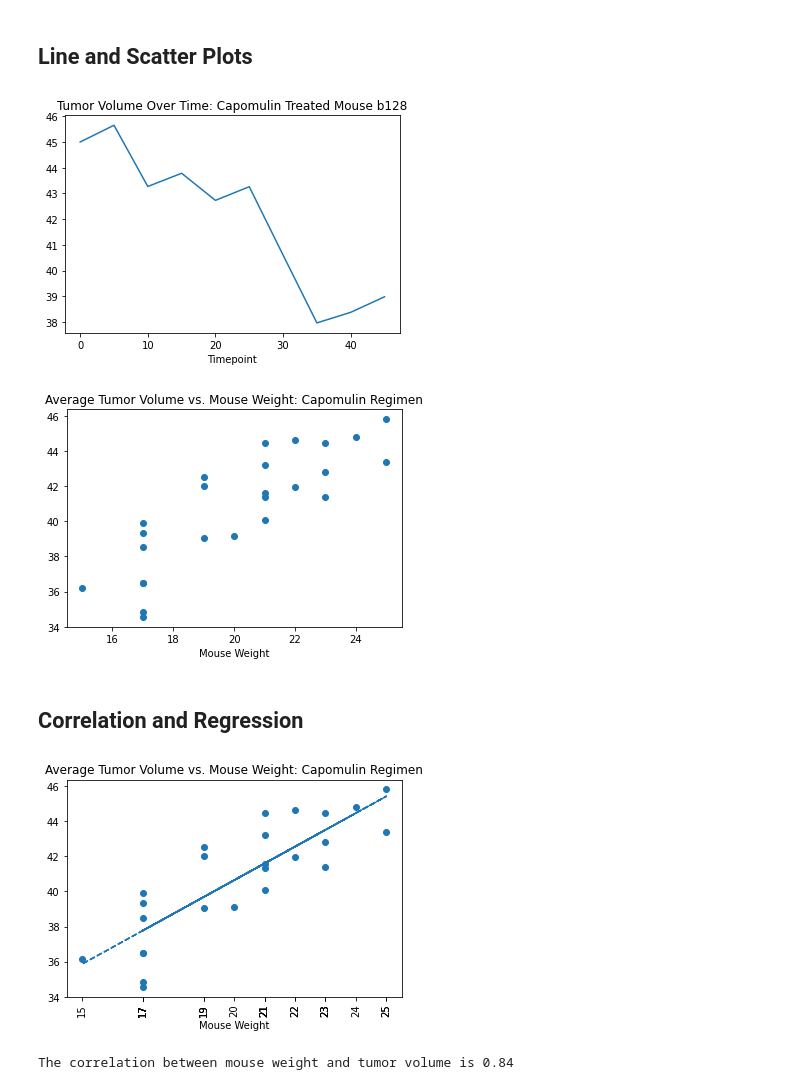
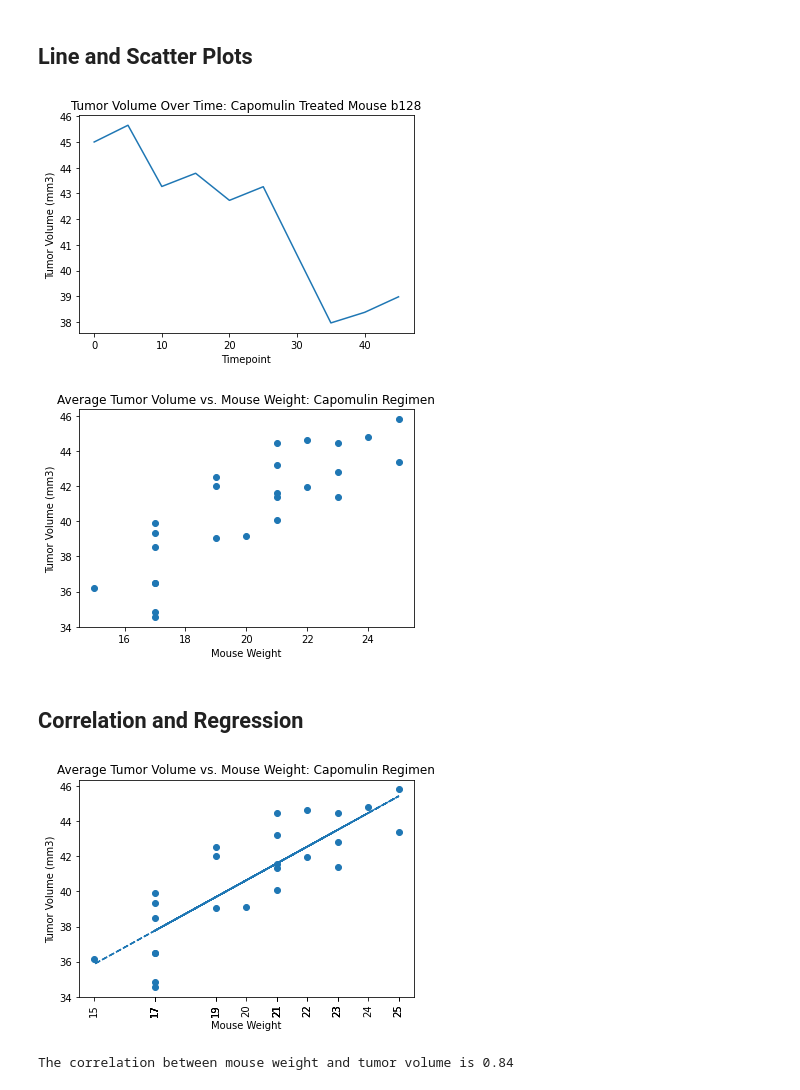
Before and after one commit to miaisrael/matplotlib-challenge, a Jupyter notebook: Pymaceuticals/pymaceuticals_starter.ipynb, the cells around one changed output. Cells and saved outputs as stored; diff of their text form; code cells hidden in the pictures.

```diff
--- a/Pymaceuticals/pymaceuticals_starter.ipynb
+++ b/Pymaceuticals/pymaceuticals_starter.ipynb
@@ -281,0 +210,33 @@ tumor_vol_data= []
+# %%
+# Calculate the final tumor volume of each mouse across four of the treatment regimens:
+
+# Dataframe with top 4 (Capomulin, Ramicane, Infubinol, and Ceftamin)
+cap_df= combined_data.loc[combined_data["Drug Regimen"]== "Capomulin",:]
+ram_df= combined_data.loc[combined_data["Drug Regimen"]== "Ramicane",:]
+inf_df= combined_data.loc[combined_data["Drug Regimen"]== "Infubinol",:]
+cef_df= combined_data.loc[combined_data["Drug Regimen"]== "Ceftamin",:]
+
+# Start by getting the last (greatest) timepoint for each mouse
+# Merge this group df with the original dataframe to get the tumor volume at the last timepoint
+
+# Capomulin
+cap_max= cap_df.groupby("Mouse ID").max()["Timepoint"]
+cap_max_df= pd.DataFrame(cap_max)
+cap_merge_df= pd.merge(cap_max_df, combined_data, on=("Mouse ID", "Timepoint"), how= "left")
+
+# Ramicane
+ram_max= ram_df.groupby("Mouse ID").max()["Timepoint"]
+ram_max_df= pd.DataFrame(ram_max)
+ram_merge_df= pd.merge(ram_max_df, combined_data, on=("Mouse ID", "Timepoint"), how= "left")
+
+# Infubinol
+inf_max= inf_df.groupby("Mouse ID").max()["Timepoint"]
+inf_max_df= pd.DataFrame(inf_max)
+inf_merge_df= pd.merge(inf_max_df, combined_data, on=("Mouse ID", "Timepoint"), how= "left")
+
+# Ceftamin
+cef_max= cef_df.groupby("Mouse ID").max()["Timepoint"]
+cef_max_df=pd.DataFrame(cef_max)
+cef_merge_df= pd.merge(cef_max_df, combined_data, on=("Mouse ID", "Timepoint"), how= "left")
+
+cap_merge_df.head()
@@ -297,50 +336,53 @@ tumor_volume_line, = plt.plot(timepoint, tumor_vol)
 # Show the chart, add labels
 plt.xlabel("Timepoint")
 plt.title("Tumor Volume Over Time: Capomulin Treated Mouse b128")
+plt.ylabel("Tumor Volume (mm3)")
 plt.show()
 # %% [output]
-[figure, old version]
+[figure, new version]
 # %%
 # Generate a scatter plot of average tumor volume vs. mouse weight for the Capomulin regimen
 
 # Set variables
-mouse_weight = capo_df.groupby(capo_df["Mouse ID"])["Weight (g)"].mean()
-tumor_vol2 = capo_df.groupby(capo_df["Mouse ID"])["Tumor Volume (mm3)"].mean()
+mouse_weight = cap_df.groupby(cap_df["Mouse ID"])["Weight (g)"].mean()
+tumor_vol2 = cap_df.groupby(cap_df["Mouse ID"])["Tumor Volume (mm3)"].mean()
 
 # Plot the variables
 plt.scatter(mouse_weight,tumor_vol2)
 plt.xlabel("Mouse Weight")
 plt.title("Average Tumor Volume vs. Mouse Weight: Capomulin Regimen")
+plt.ylabel("Tumor Volume (mm3)")
 plt.show()
 # %% [output]
-[figure, old version]
+[figure, new version]
 # %% [markdown]
 ## Correlation and Regression
 # %%
 # Calculate the correlation coefficient and linear regression model
 # for mouse weight and average tumor volume for the Capomulin regimen
 
 # Set variables (same as above)
-mouse_weight = capo_df.groupby(capo_df["Mouse ID"])["Weight (g)"].mean()
-tumor_vol2 = capo_df.groupby(capo_df["Mouse ID"])["Tumor Volume (mm3)"].mean()
+mouse_weight = cap_df.groupby(cap_df["Mouse ID"])["Weight (g)"].mean()
+tumor_vol2 = cap_df.groupby(cap_df["Mouse ID"])["Tumor Volume (mm3)"].mean()
 
 # Perform linear regression on mouse weight and avg tumor volume
 slope, int, r, p, std_err = st.linregress(mouse_weight, tumor_vol2)
 
 # Slope equation
 fit = slope * mouse_weight + int
 
 # Plot the line of best fit on top of scatter plot
 plt.scatter(mouse_weight,tumor_vol2)
 plt.xlabel("Mouse Weight")
 plt.plot(mouse_weight,fit,"--")
 plt.xticks(mouse_weight, rotation=90)
 plt.title("Average Tumor Volume vs. Mouse Weight: Capomulin Regimen")
+plt.ylabel("Tumor Volume (mm3)")
 plt.show()
 
 # Calculate and print correlation coefficient
 corr = round(st.pearsonr(mouse_weight,tumor_vol2)[0],2)
 print(f'The correlation between mouse weight and tumor volume is {corr}')
 # %% [output]
-[figure, old version]
+[figure, new version]
 The correlation between mouse weight and tumor volume is 0.84
```
Also changed, not shown: parts of 10 cells of this notebook.
